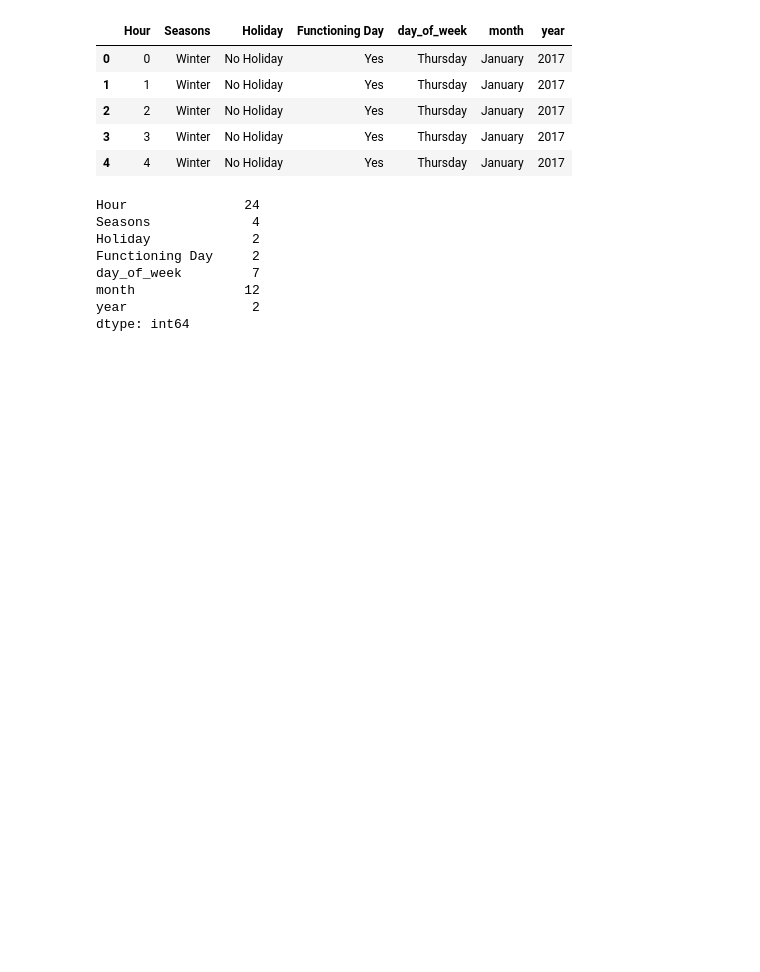
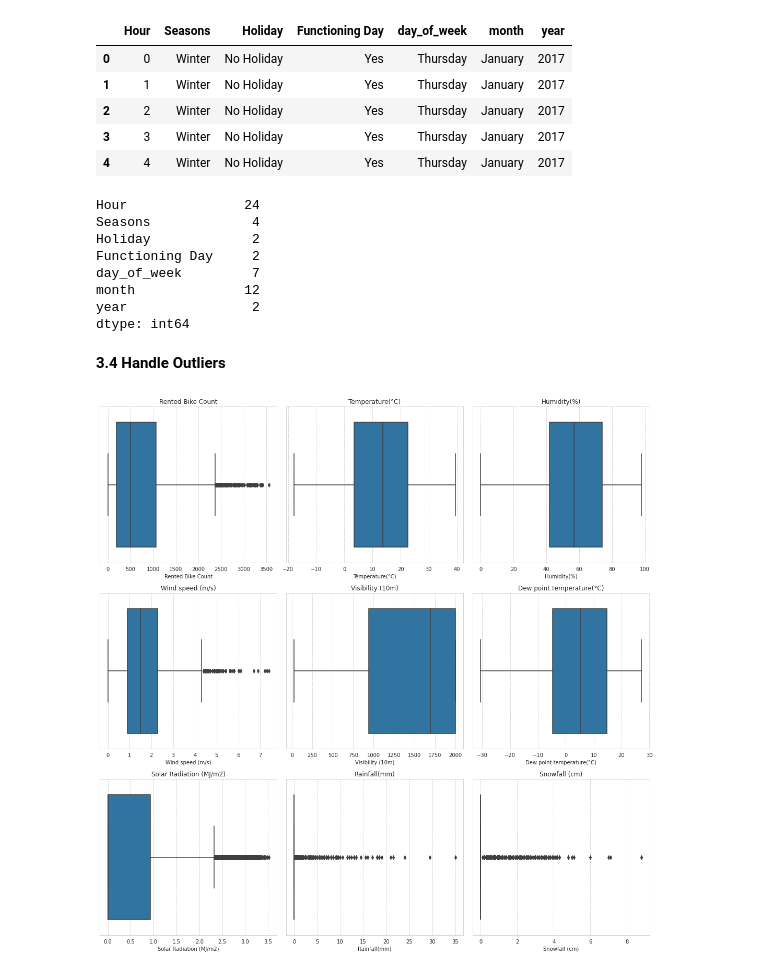
Before and after one commit to ankii7546/Bike-Sharing-Demand-Prediction, a Jupyter notebook: Bike_Sharing_Demand_Prediction.ipynb, the cells around one changed output. Saved outputs shown, nothing was run; the diff lists cells and outputs as text; code cells hidden in the pictures; blank space fills up the shorter version.

```diff
--- a/Bike_Sharing_Demand_Prediction.ipynb
+++ b/Bike_Sharing_Demand_Prediction.ipynb
@@ -15,3 +10,25 @@ import seaborn as sns
+# %%
+import numpy as np
+import pandas as pd
+import matplotlib.pyplot as plt
+import seaborn as sns
+from scipy import stats
+from sklearn.metrics import mean_squared_error,mean_absolute_error,r2_score
+from sklearn.linear_model import Lasso,Ridge
+from sklearn.model_selection import train_test_split
+from sklearn.linear_model import LinearRegression
+from sklearn.model_selection import GridSearchCV
+from sklearn.model_selection import RandomizedSearchCV
+from sklearn.preprocessing import PowerTransformer
+from sklearn.preprocessing import KBinsDiscretizer
+from sklearn.compose import ColumnTransformer
+from sklearn.preprocessing import OneHotEncoder
+import warnings
+warnings.filterwarnings("ignore")
+#to display all the graph in the workbook
+sns.set_style("whitegrid",{'grid.linestyle': '--'})
+from sklearn.ensemble import BaggingRegressor
+from sklearn.datasets import make_regression
 # %% [markdown]
 # **Step2: Reading Dataset and Understanding Data**
 # %%
@@ -191,3 +208,18 @@ day_of_week         7
 month              12
 year                2
 dtype: int64
+# %% [markdown]
+**3.4 Handle Outliers**
+# %%
+# checking Outliers with seaborn boxplot
+n = 1
+plt.figure(figsize=(15,15))
+
+for i in numeric_features.columns:
+  plt.subplot(3,3,n)
+  n=n+1
+  sns.boxplot(df[i])
+  plt.title(i)
+  plt.tight_layout()
+# %% [output]
+[figure, added]
```
Also changed, not shown: parts of 10 cells of this notebook.
